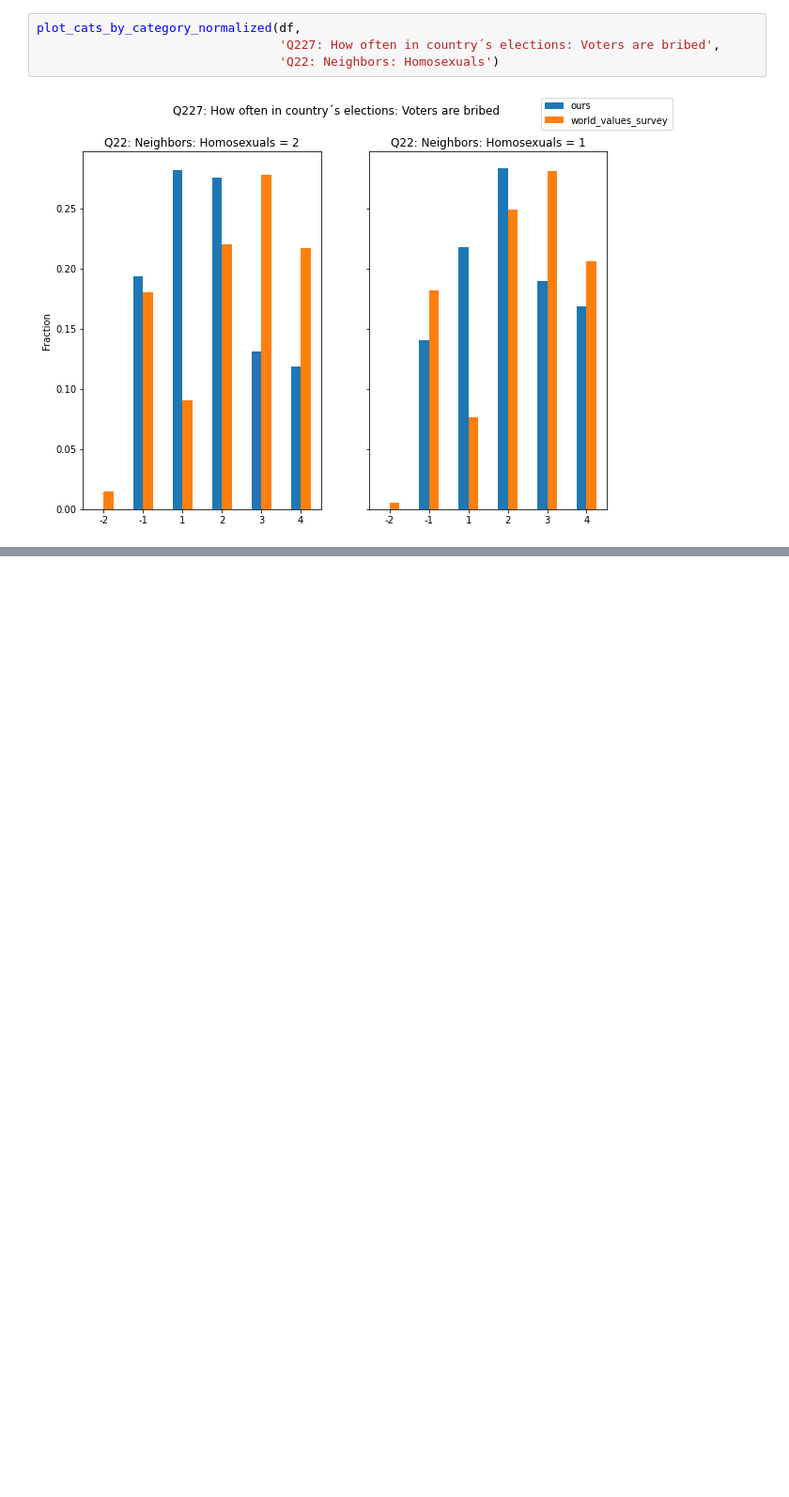
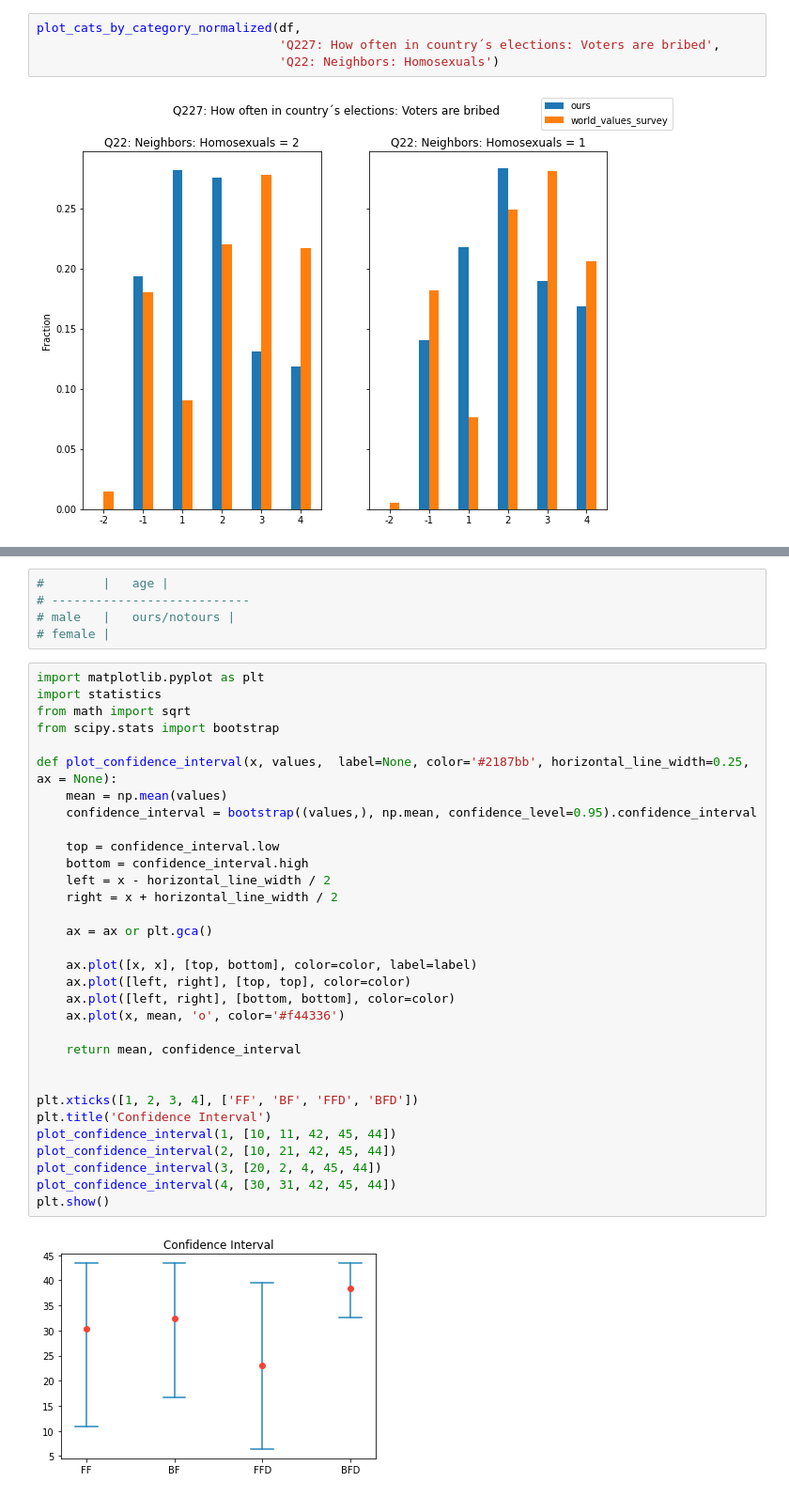
Before and after one commit to btseytlin/toloka_sociology, a Jupyter notebook: notebooks/Toloka_analysis_2.ipynb, the cells around one changed output, grey strips where cells are left out. Shown at 94% size. Cells and saved outputs as stored; diff of their text form; blank space fills up the shorter version.

```diff
--- a/notebooks/Toloka_analysis_2.ipynb
+++ b/notebooks/Toloka_analysis_2.ipynb
@@ -1181,0 +1335,39 @@ plot_cats_by_category_normalized(df,
+# %%
+#        |   age |
+# ---------------------------
+# male   |   ours/notours |
+# female |
+# %%
+import matplotlib.pyplot as plt
+import statistics
+from math import sqrt
+from scipy.stats import bootstrap
+
+def plot_confidence_interval(x, values,  label=None, color='#2187bb', horizontal_line_width=0.25, ax = None):
+    mean = np.mean(values)
+    confidence_interval = bootstrap((values,), np.mean, confidence_level=0.95).confidence_interval
+
+    top = confidence_interval.low
+    bottom = confidence_interval.high
+    left = x - horizontal_line_width / 2
+    right = x + horizontal_line_width / 2
+
+    ax = ax or plt.gca()
+
+    ax.plot([x, x], [top, bottom], color=color, label=label)
+    ax.plot([left, right], [top, top], color=color)
+    ax.plot([left, right], [bottom, bottom], color=color)
+    ax.plot(x, mean, 'o', color='#f44336')
+
+    return mean, confidence_interval
+
+
+plt.xticks([1, 2, 3, 4], ['FF', 'BF', 'FFD', 'BFD'])
+plt.title('Confidence Interval')
+plot_confidence_interval(1, [10, 11, 42, 45, 44])
+plot_confidence_interval(2, [10, 21, 42, 45, 44])
+plot_confidence_interval(3, [20, 2, 4, 45, 44])
+plot_confidence_interval(4, [30, 31, 42, 45, 44])
+plt.show()
+# %% [output]
+[figure, added]
```
Also changed, not shown: parts of 19 cells of this notebook.
